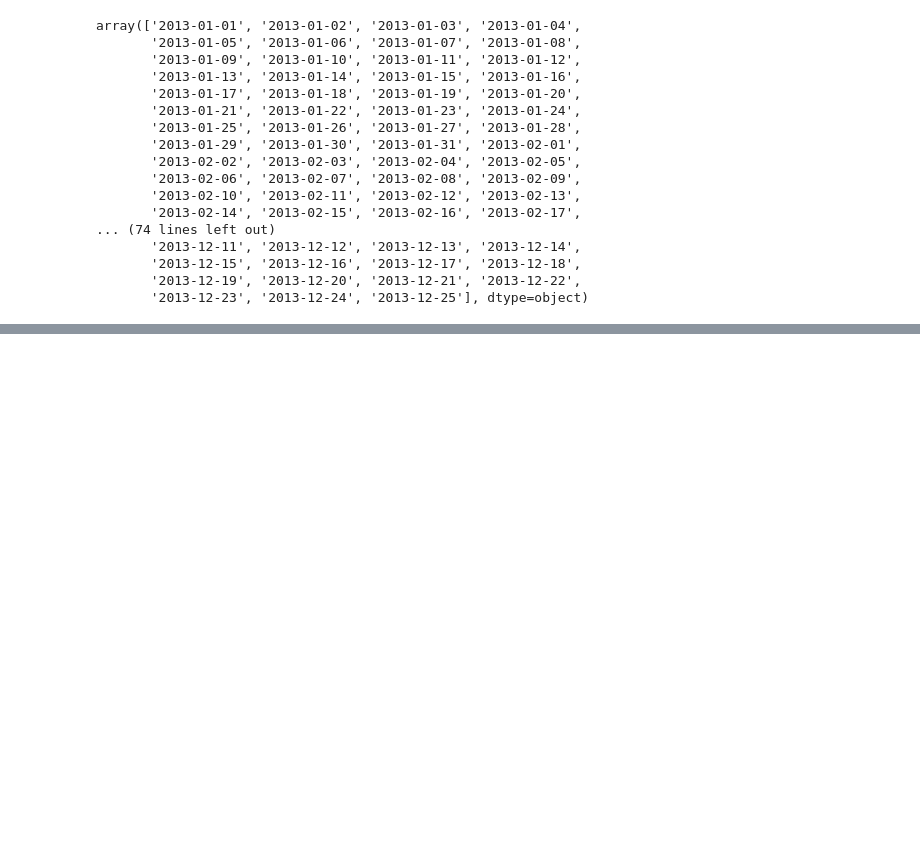
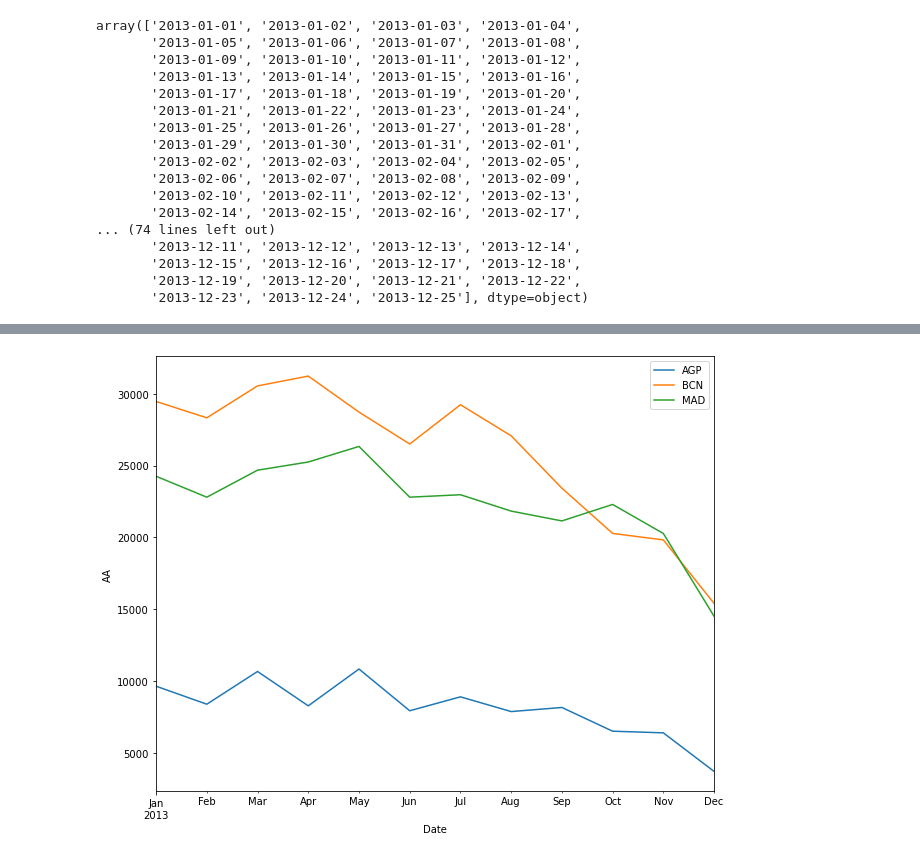
Before and after one commit to epi2k2/kschool_challenge, a Jupyter notebook: kschool_challenge.ipynb, the cells around one changed output, grey strips where cells are left out. Saved outputs shown, nothing was run; the diff lists cells and outputs as text; code cells hidden in the pictures; blank space fills up the shorter version.

```diff
--- a/kschool_challenge.ipynb
+++ b/kschool_challenge.ipynb
@@ -319,4 +320,3 @@ array(['2013-01-01', '2013-01-02', '2013-01-03', '2013-01-04',
        '2013-12-23', '2013-12-24', '2013-12-25'], dtype=object)
 # %%
 searches_cities.index = pd.DatetimeIndex(searches_cities['Date']).to_period('M')
-searches_cities.drop('Date', axis=1, inplace=True)
@@ -325,3 +333,2 @@ KeyError: 'Date'
 # %%
-searches_cities.reset_index(inplace=True)
-searches_cities
+searches_cities.rename(columns={'Date': 'Arrivals'}, inplace=True)
@@ -341,0 +352,3 @@ searches_cities
+# %%
+searches_cities_gb = searches_cities.groupby(['Date', 'Destination']).count()
+searches_cities_gb = searches_cities_gb.reset_index(level=1)
@@ -341,0 +376,7 @@ searches_cities
+# %%
+fig, ax = plt.subplots(figsize=(10, 8))
+for arrival in searches_cities_gb['Destination'].unique():
+    searches_cities_gb[searches_cities_gb['Destination'] == arrival].plot(ax=ax, ylabel='AA');
+    ax.legend(searches_cities_gb['Destination'].unique())
+# %% [output]
+[figure, added]
```
Also changed, not shown: parts of 8 cells of this notebook.
